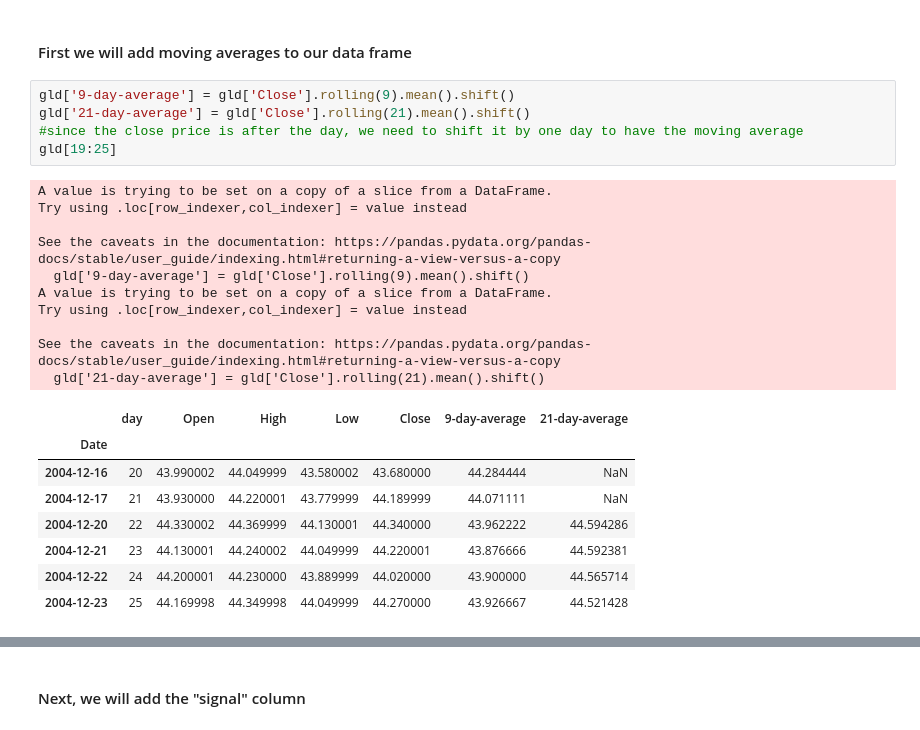
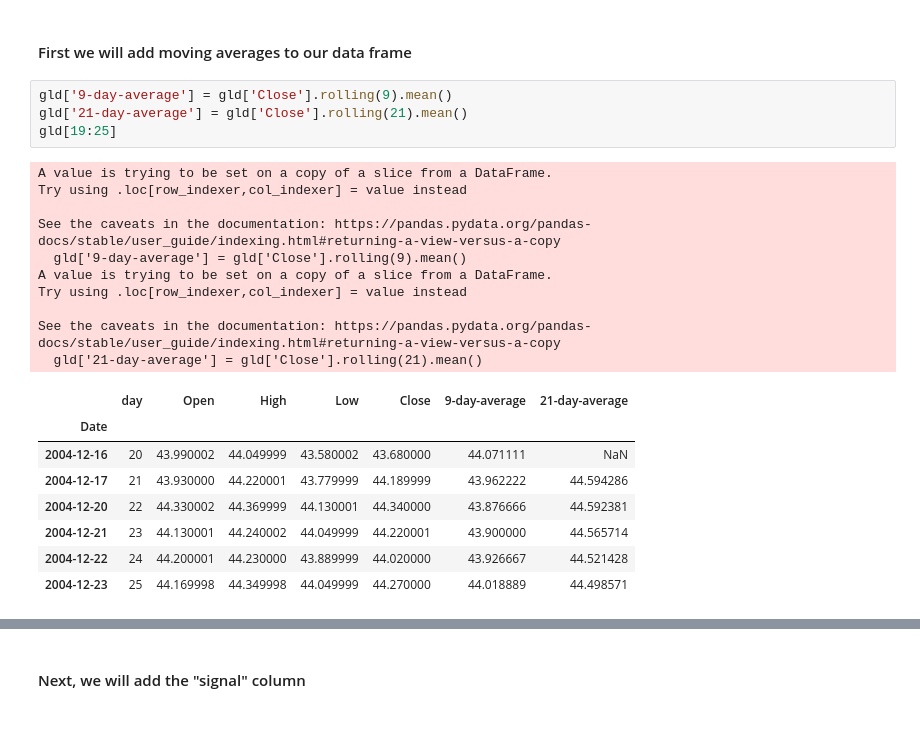
Before and after one commit to giahienpham/momentum_trading_strategy, a Jupyter notebook: momentum_algorithmic.ipynb, the cells around one changed output, grey strips where cells are left out. Drawn from its saved outputs; the diff is of its cells as text.

```diff
--- a/momentum_algorithmic.ipynb
+++ b/momentum_algorithmic.ipynb
@@ -56,26 +56,25 @@ For the next step, we will:
 # %% [markdown]
 #### First we will add moving averages to our data frame
 # %%
-gld['9-day-average'] = gld['Close'].rolling(9).mean().shift()
-gld['21-day-average'] = gld['Close'].rolling(21).mean().shift()
-#since the close price is after the day, we need to shift it by one day to have the moving average
+gld['9-day-average'] = gld['Close'].rolling(9).mean()
+gld['21-day-average'] = gld['Close'].rolling(21).mean()
 gld[19:25]
 # %% [output]
 A value is trying to be set on a copy of a slice from a DataFrame.
 Try using .loc[row_indexer,col_indexer] = value instead
 
 See the caveats in the documentation: https://pandas.pydata.org/pandas-docs/stable/user_guide/indexing.html#returning-a-view-versus-a-copy
-  gld['9-day-average'] = gld['Close'].rolling(9).mean().shift()
+  gld['9-day-average'] = gld['Close'].rolling(9).mean()
 A value is trying to be set on a copy of a slice from a DataFrame.
 Try using .loc[row_indexer,col_indexer] = value instead
 
 See the caveats in the documentation: https://pandas.pydata.org/pandas-docs/stable/user_guide/indexing.html#returning-a-view-versus-a-copy
-  gld['21-day-average'] = gld['Close'].rolling(21).mean().shift()
+  gld['21-day-average'] = gld['Close'].rolling(21).mean()
 |  | day | Open | High | Low | Close | 9-day-average | 21-day-average |
 | Date |  |  |  |  |  |  |  |
-| 2004-12-16 | 20 | 43.990002 | 44.049999 | 43.580002 | 43.680000 | 44.284444 | NaN |
-| 2004-12-17 | 21 | 43.930000 | 44.220001 | 43.779999 | 44.189999 | 44.071111 | NaN |
-| 2004-12-20 | 22 | 44.330002 | 44.369999 | 44.130001 | 44.340000 | 43.962222 | 44.594286 |
-| 2004-12-21 | 23 | 44.130001 | 44.240002 | 44.049999 | 44.220001 | 43.876666 | 44.592381 |
-| 2004-12-22 | 24 | 44.200001 | 44.230000 | 43.889999 | 44.020000 | 43.900000 | 44.565714 |
-| 2004-12-23 | 25 | 44.169998 | 44.349998 | 44.049999 | 44.270000 | 43.926667 | 44.521428 |
+| 2004-12-16 | 20 | 43.990002 | 44.049999 | 43.580002 | 43.680000 | 44.071111 | NaN |
+| 2004-12-17 | 21 | 43.930000 | 44.220001 | 43.779999 | 44.189999 | 43.962222 | 44.594286 |
+| 2004-12-20 | 22 | 44.330002 | 44.369999 | 44.130001 | 44.340000 | 43.876666 | 44.592381 |
+| 2004-12-21 | 23 | 44.130001 | 44.240002 | 44.049999 | 44.220001 | 43.900000 | 44.565714 |
+| 2004-12-22 | 24 | 44.200001 | 44.230000 | 43.889999 | 44.020000 | 43.926667 | 44.521428 |
+| 2004-12-23 | 25 | 44.169998 | 44.349998 | 44.049999 | 44.270000 | 44.018889 | 44.498571 |
```
Also changed, not shown: parts of 10 cells of this notebook.
